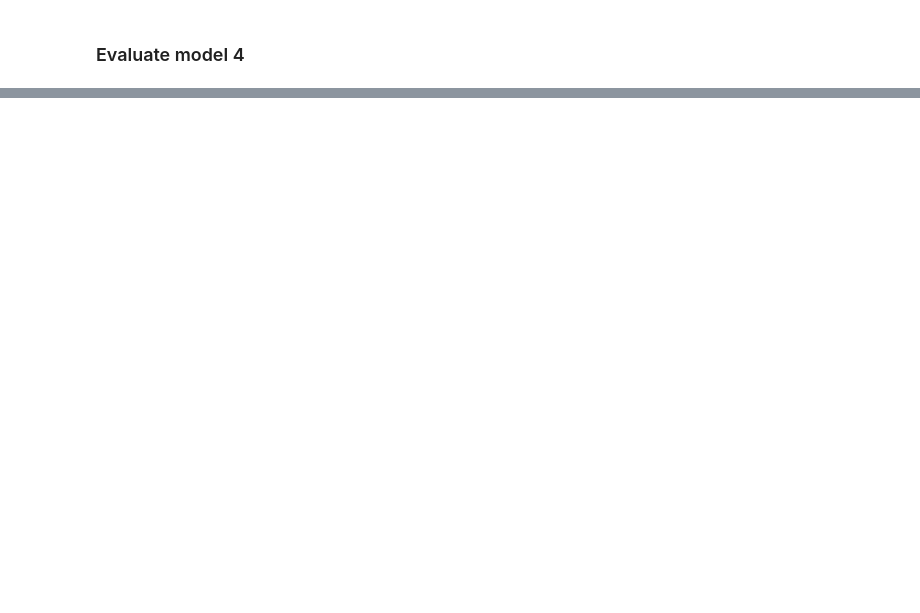
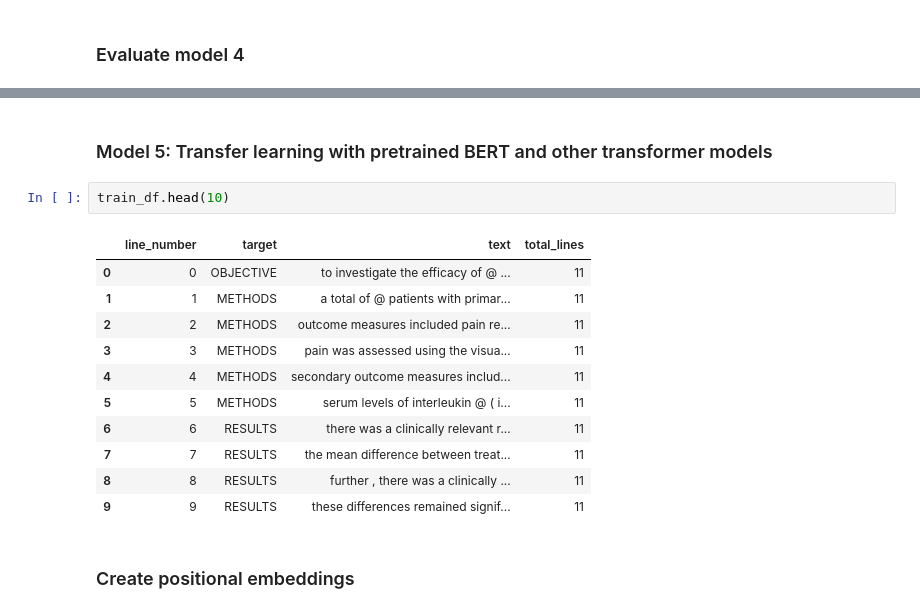
Before and after one commit to khangbkk23/MileStoneProject_SkimLit, a Jupyter notebook: pipeline.ipynb, the cells around one changed output, grey strips where cells are left out. Drawn from its saved outputs; the diff is of its cells as text; blank space fills up the shorter version.

Commit message:
Complete model 5

```diff
--- a/pipeline.ipynb
+++ b/pipeline.ipynb
@@ -1262,0 +1290,18 @@ compare_results(model_3_results, model_4_results)
+# %% [markdown]
+### Model 5: Transfer learning with pretrained BERT and other transformer models
+# %%
+train_df.head(10)
+# %% [output]
+|  | line_number | target | text | total_lines |
+| 0 | 0 | OBJECTIVE | to investigate the efficacy of @ ... | 11 |
+| 1 | 1 | METHODS | a total of @ patients with primar... | 11 |
+| 2 | 2 | METHODS | outcome measures included pain re... | 11 |
+| 3 | 3 | METHODS | pain was assessed using the visua... | 11 |
+| 4 | 4 | METHODS | secondary outcome measures includ... | 11 |
+| 5 | 5 | METHODS | serum levels of interleukin @ ( i... | 11 |
+| 6 | 6 | RESULTS | there was a clinically relevant r... | 11 |
+| 7 | 7 | RESULTS | the mean difference between treat... | 11 |
+| 8 | 8 | RESULTS | further , there was a clinically ... | 11 |
+| 9 | 9 | RESULTS | these differences remained signif... | 11 |
+# %% [markdown]
+### Create positional embeddings
```
Also changed, not shown: parts of 45 cells of this notebook.
